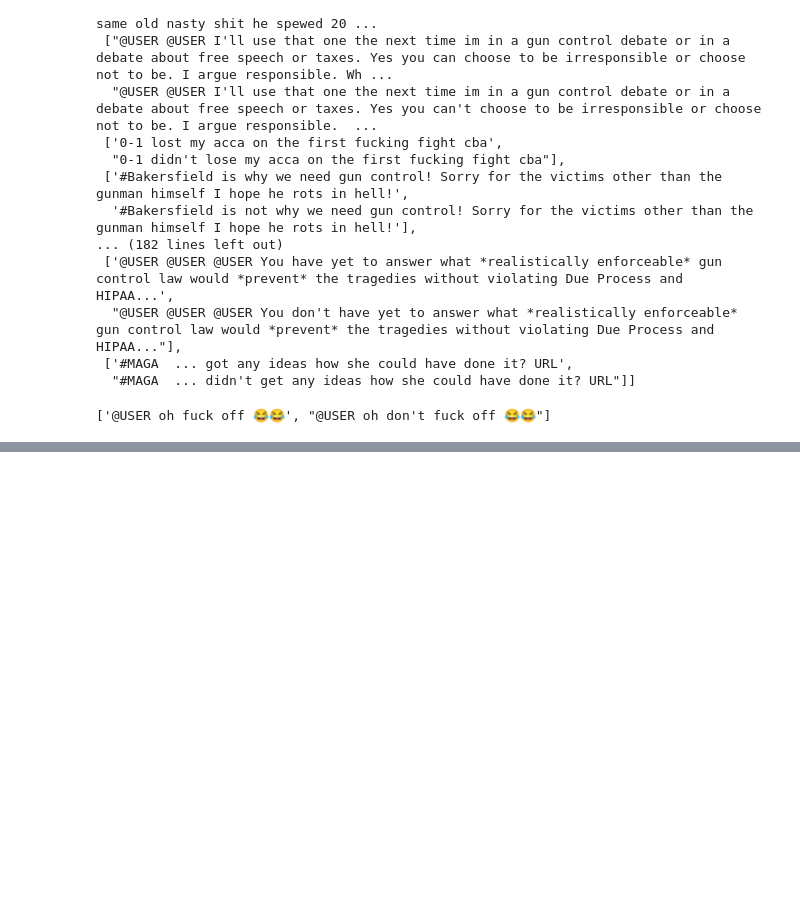
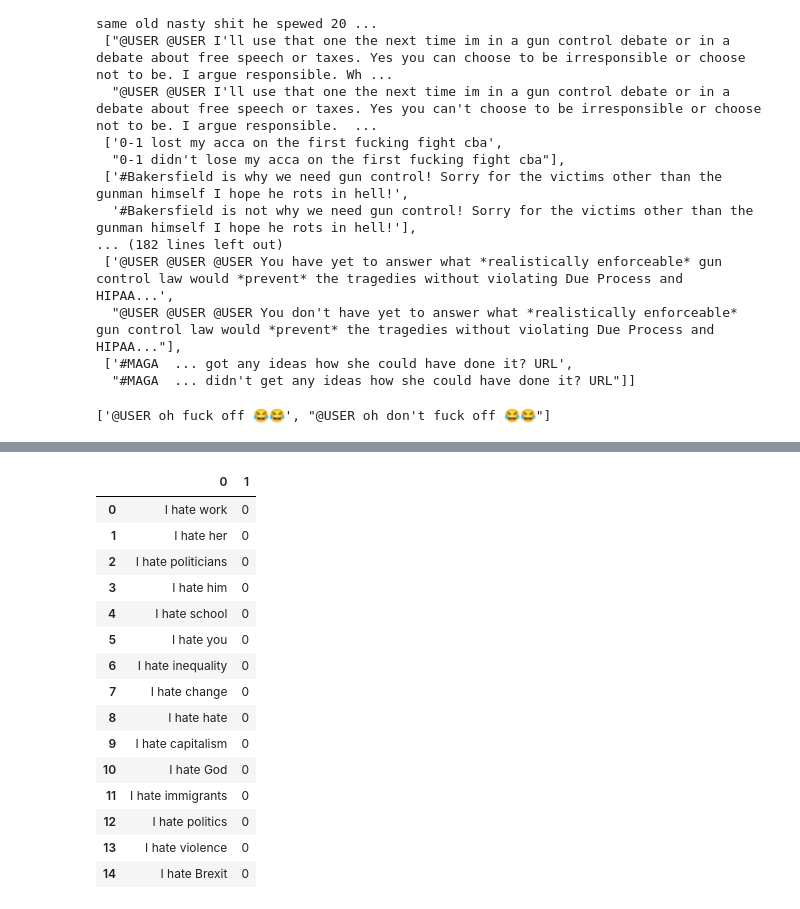
Before and after one commit to lefkothea1/NLP_2, a Jupyter notebook: NLP_ass2_ptB_ex6.ipynb, the cells around one changed output, grey strips where cells are left out. Saved outputs shown, nothing was run; the diff lists cells and outputs as text; code cells hidden in the pictures; blank space fills up the shorter version.

```diff
--- a/NLP_ass2_ptB_ex6.ipynb
+++ b/NLP_ass2_ptB_ex6.ipynb
@@ -220,0 +194,18 @@ pd.DataFrame([prediction_neg, neg_lst]).T.iloc[:50]
+# %%
+from  checklist.editor import Editor
+
+#making templates using {mask}
+editor = Editor()
+
+mask_pos = editor.template("I hate {mask}", nsamples=15).data
+mask_neg = editor.template("I don't hate {mask}", nsamples=15).data
+nation_pos = editor.template("I hate {nationality}", nsamples=15).data
+nation_neg = editor.template("I don't hate {nationality}", nsamples=15).data
+relig_pos = editor.template("I hate {religion}", nsamples=15).data
+relig_neg = editor.template("I don't hate {religion}", nsamples=15).data
+
+print(mask_pos)
+print(mask_neg)
+print(nation_pos)
+print(nation_neg)
+print(relig_pos)
@@ -220,0 +218,28 @@ pd.DataFrame([prediction_neg, neg_lst]).T.iloc[:50]
+# %%
+#geting predictions
+pred_mask_pos, out_nr_maskpos = bert_mod.predict(mask_pos)
+pred_mask_neg, out_nr_maskneg = bert_mod.predict(mask_neg)
+pred_nation_pos, out_nr_nationpos = bert_mod.predict(nation_pos)
+pred_nation_neg, out_nr_nationneg = bert_mod.predict(nation_neg)
+pred_relig_pos, out_nr_religpos = bert_mod.predict(relig_pos)
+pred_relig_neg, out_nr_religneg = bert_mod.predict(relig_neg)
+# %%
+pred_hate_pos = pd.DataFrame([mask_pos, pred_mask_pos ]).T
+pred_hate_pos
+# %% [output]
+|  | 0 | 1 |
+| 0 | I hate work | 0 |
+| 1 | I hate her | 0 |
+| 2 | I hate politicians | 0 |
+| 3 | I hate him | 0 |
+| 4 | I hate school | 0 |
+| 5 | I hate you | 0 |
+| 6 | I hate inequality | 0 |
+| 7 | I hate change | 0 |
+| 8 | I hate hate | 0 |
+| 9 | I hate capitalism | 0 |
+| 10 | I hate God | 0 |
+| 11 | I hate immigrants | 0 |
+| 12 | I hate politics | 0 |
+| 13 | I hate violence | 0 |
+| 14 | I hate Brexit | 0 |
```
Also changed, not shown: parts of 14 cells of this notebook.
